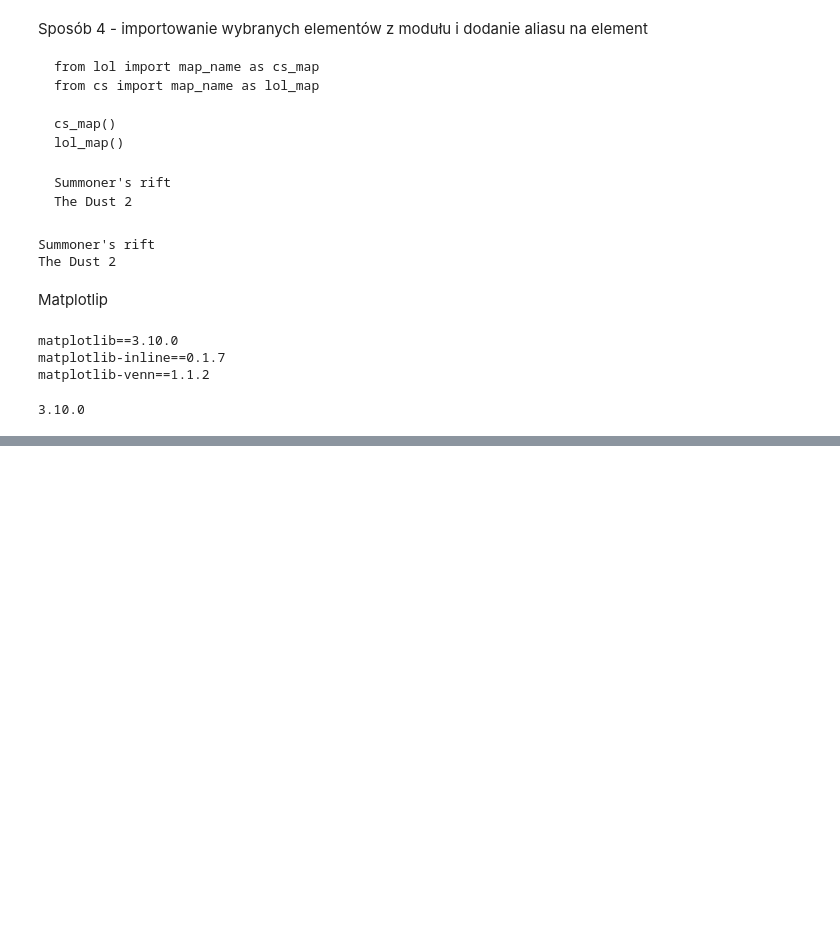
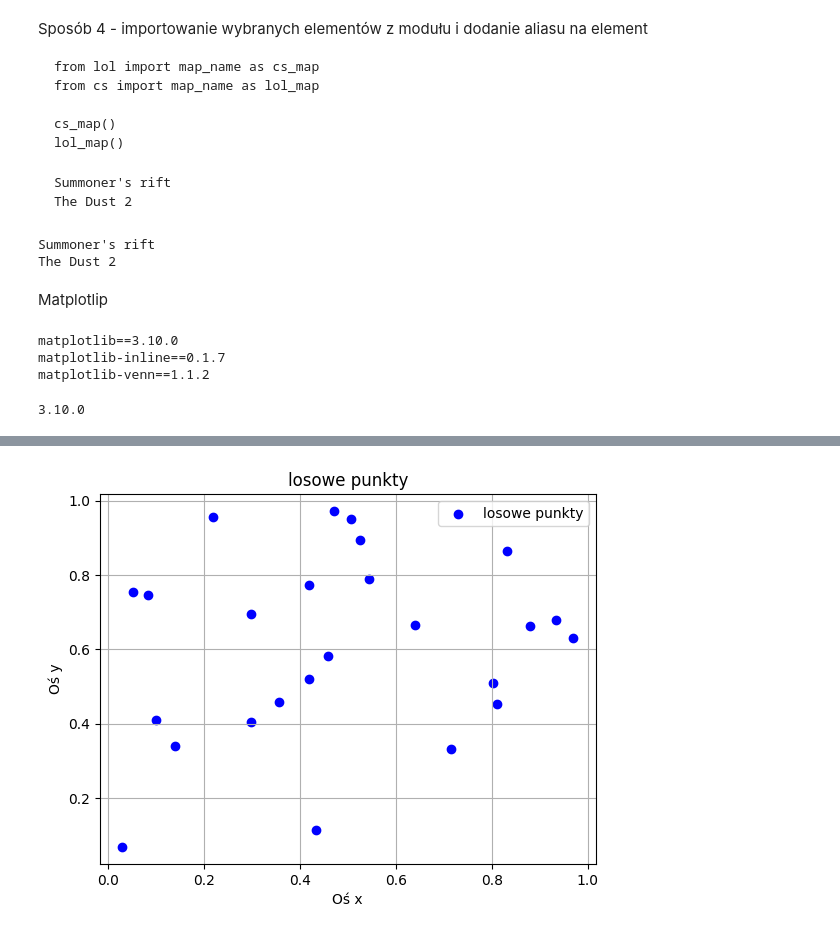
Before and after one commit to antkeser/KursAI, a Jupyter notebook: 3_Biblioteka_matplotlib.ipynb, the cells around one changed output, grey strips where cells are left out. Cells and saved outputs as stored; diff of their text form; code cells hidden in the pictures; blank space fills up the shorter version.

```diff
--- a/3_Biblioteka_matplotlib.ipynb
+++ b/3_Biblioteka_matplotlib.ipynb
@@ -88,0 +127,13 @@ print(matplotlib.__version__)
+# %%
+x = np.random.rand(25)
+y = np.random.rand(25)
+
+plt.scatter(x, y, color="blue", marker="o",label="losowe punkty")
+plt.title("losowe punkty")
+plt.xlabel("Oś x")
+plt.ylabel("Oś y")
+plt.legend()
+plt.grid()
+plt.show()
+# %% [output]
+[figure, added]
```
Also changed, not shown: parts of 7 cells of this notebook.
